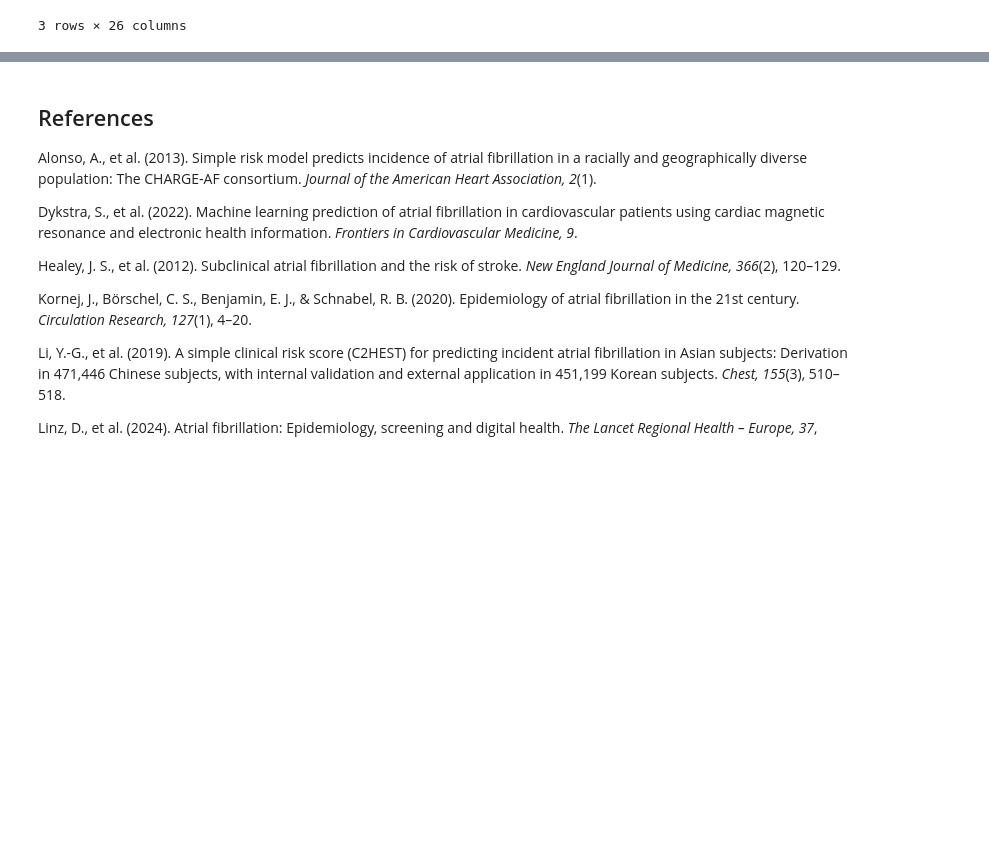
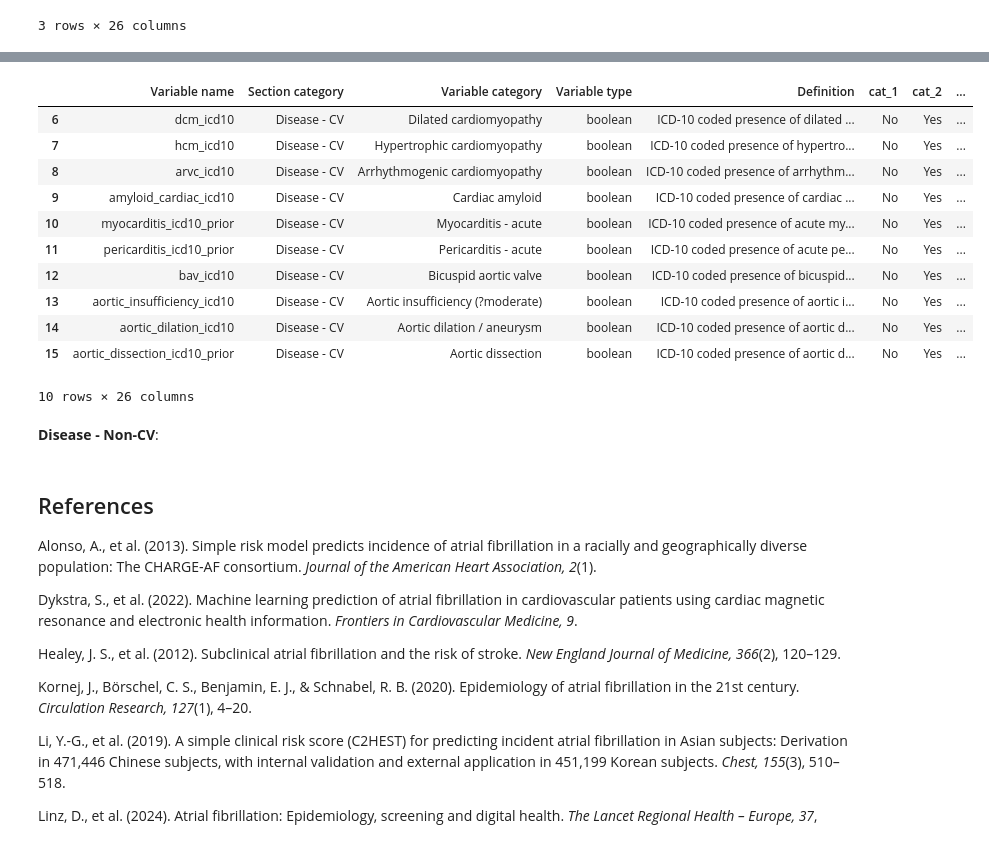
Before and after one commit to yildiramdsa/prediction_of_atrial_fibrillation_using_ecg_and_health_data, a Jupyter notebook: notebooks/prediction_of_atrial_fibrillation_using_ecg_and_health_data.ipynb, the cells around one changed output, grey strips where cells are left out. Cells and saved outputs as stored; diff of their text form; code cells hidden in the pictures; blank space fills up the shorter version.

Commit message:
Disease - CV

```diff
--- a/notebooks/prediction_of_atrial_fibrillation_using_ecg_and_health_data.ipynb
+++ b/notebooks/prediction_of_atrial_fibrillation_using_ecg_and_health_data.ipynb
@@ -92,3 +109,20 @@ data_dictionary_df[data_dictionary_df['Section category'] == 'Cardiac Risk']
+# %%
+data_dictionary_df[data_dictionary_df['Section category'] == 'Disease - CV']
+# %% [output]
+|  | Variable name | Section category | Variable category | Variable type | Definition | cat_1 | cat_2 | ... |
+| 6 | dcm_icd10 | Disease - CV | Dilated cardiomyopathy | boolean | ICD-10 coded presence of dilated ... | No | Yes | ... |
+| 7 | hcm_icd10 | Disease - CV | Hypertrophic cardiomyopathy | boolean | ICD-10 coded presence of hypertro... | No | Yes | ... |
+| 8 | arvc_icd10 | Disease - CV | Arrhythmogenic cardiomyopathy | boolean | ICD-10 coded presence of arrhythm... | No | Yes | ... |
+| 9 | amyloid_cardiac_icd10 | Disease - CV | Cardiac amyloid | boolean | ICD-10 coded presence of cardiac ... | No | Yes | ... |
+| 10 | myocarditis_icd10_prior | Disease - CV | Myocarditis - acute | boolean | ICD-10 coded presence of acute my... | No | Yes | ... |
+| 11 | pericarditis_icd10_prior | Disease - CV | Pericarditis - acute | boolean | ICD-10 coded presence of acute pe... | No | Yes | ... |
+| 12 | bav_icd10 | Disease - CV | Bicuspid aortic valve | boolean | ICD-10 coded presence of bicuspid... | No | Yes | ... |
+| 13 | aortic_insufficiency_icd10 | Disease - CV | Aortic insufficiency (?moderate) | boolean | ICD-10 coded presence of aortic i... | No | Yes | ... |
+| 14 | aortic_dilation_icd10 | Disease - CV | Aortic dilation / aneurysm | boolean | ICD-10 coded presence of aortic d... | No | Yes | ... |
+| 15 | aortic_dissection_icd10_prior | Disease - CV | Aortic dissection | boolean | ICD-10 coded presence of aortic d... | No | Yes | ... |
+10 rows × 26 columns
+# %% [markdown]
+**Disease - Non-CV**:
 # %% [markdown]
 ## References
 
```
Also changed, not shown: parts of 5 cells of this notebook.
